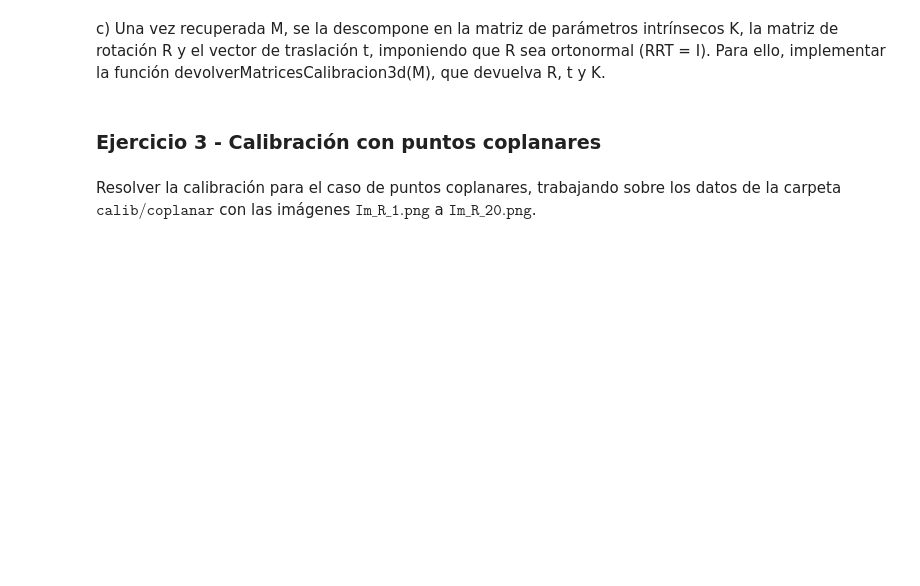
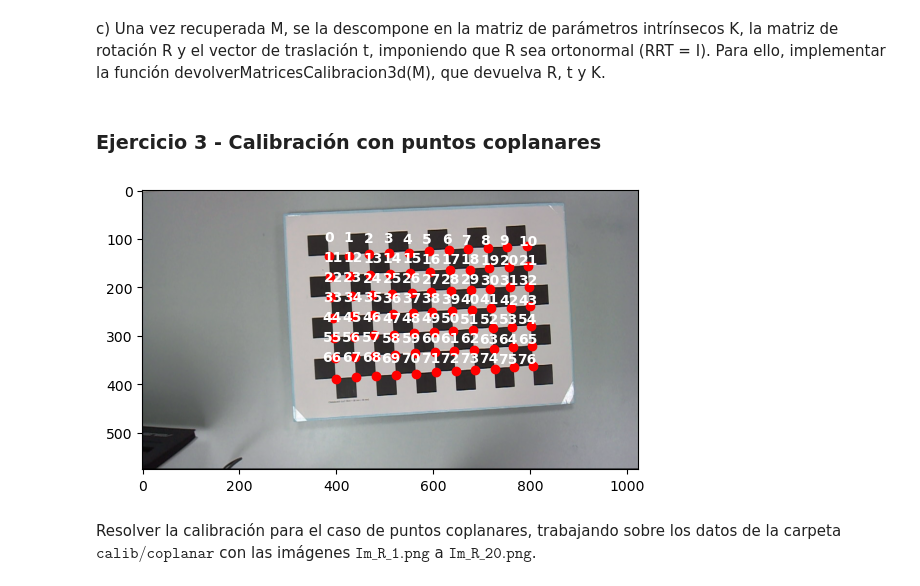
Before and after one commit to Siisrael/TrabajoPractico_Alc, a Jupyter notebook: template-alumnos-20261029/grupo_XX_TP.ipynb, the cells around one changed output. Saved outputs shown, nothing was run; the diff lists cells and outputs as text; code cells hidden in the pictures; blank space fills up the shorter version.

```diff
--- a/template-alumnos-20261029/grupo_XX_TP.ipynb
+++ b/template-alumnos-20261029/grupo_XX_TP.ipynb
@@ -605,6 +602,25 @@ c) Una vez recuperada M, se la descompone en la matriz de parámetros intrínsec
 imponiendo que R sea ortonormal (RRT = I). Para ello, implementar la función devolverMatricesCalibracion3d(M), que devuelva R, t y K.
 # %% [markdown]
 ### Ejercicio 3 - Calibración con puntos coplanares
+# %%
+det_corners_coplanar = np.loadtxt(r"calib/coplanar/detected_corners.txt")
+imgPts_coplanar = det_corners_coplanar[2, :].reshape(77, 2) # 77 Filas de 2 columnas
+# %%
+rgb = cv2.imread('calib/coplanar/Im_R_3.png')
+# %%
+X = det_corners_coplanar[:,0::2]
+Y = det_corners_coplanar[:,1::2]
+# %%
+plt.imshow(rgb)
+plt.plot(X[2,:], Y[2,:],'ro')
+# Etiquetar cada punto con el número de su fila/índice
+for i in range(len(X[0, :])):
+    # (x, y, texto) con un pequeño desfase (+2) para que el texto no tape el círculo
+    plt.text(X[0, i] + 2, Y[0, i], str(i), color='white', fontsize=10, weight='bold')
+
+plt.show()
+# %% [output]
+[figure, added]
 # %% [markdown]
 Resolver la calibración para el caso de puntos coplanares, trabajando sobre los datos de la carpeta $\texttt{calib/coplanar}$ con las imágenes $\texttt{Im\_R\_1.png}$ a $\texttt{Im\_R\_20.png}$.
 # %% [markdown]
```
Also changed, not shown: parts of 6 cells of this notebook, 3 other files.
